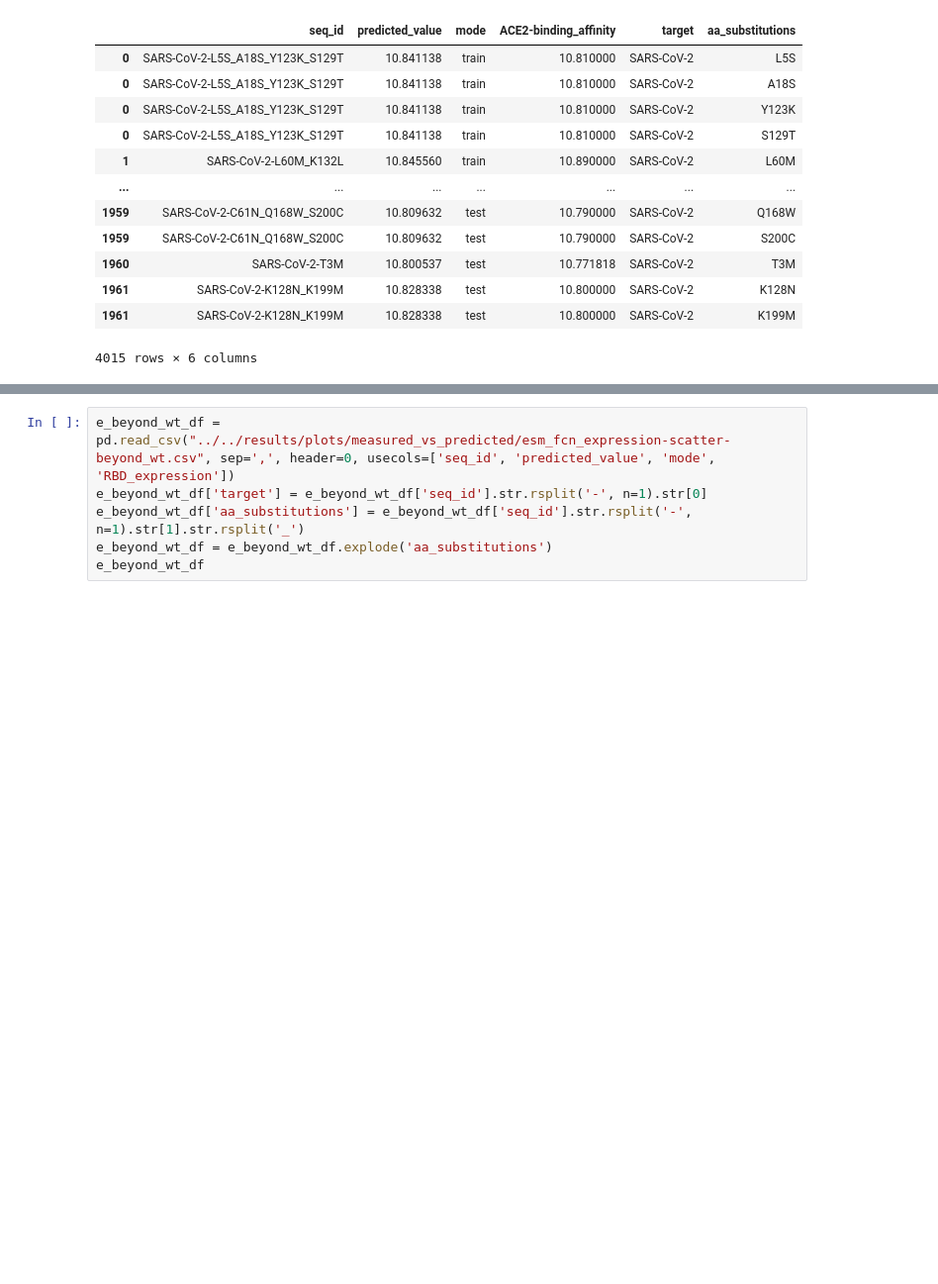
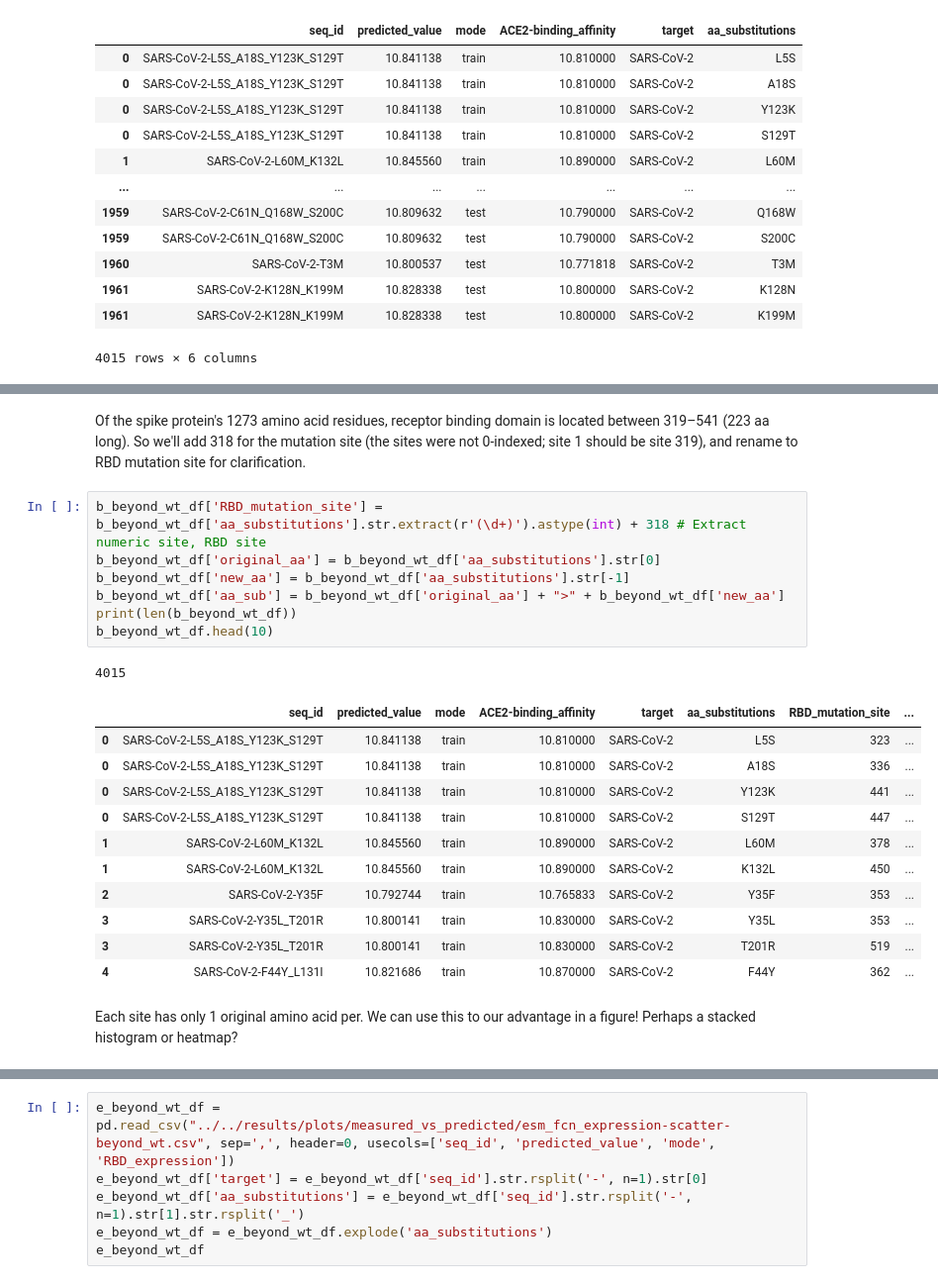
Before and after one commit to stelleg/Spike_NLP, a Jupyter notebook: notebooks/models/measured_vs_predicted_scatter.ipynb, the cells around one changed output, grey strips where cells are left out. Shown at 99% size. Drawn from its saved outputs; the diff is of its cells as text; blank space fills up the shorter version.

Commit message:
update with tables for mutations beyond wild type scatter plot

```diff
--- a/notebooks/models/measured_vs_predicted_scatter.ipynb
+++ b/notebooks/models/measured_vs_predicted_scatter.ipynb
@@ -802,0 +762,24 @@ plt.show()
+# %% [markdown]
+Of the spike protein's 1273 amino acid residues, receptor binding domain is located between 319–541 (223 aa long). So we'll add 318 for the mutation site (the sites were not 0-indexed; site 1 should be site 319), and rename to RBD mutation site for clarification.
+# %%
+b_beyond_wt_df['RBD_mutation_site'] = b_beyond_wt_df['aa_substitutions'].str.extract(r'(\d+)').astype(int) + 318 # Extract numeric site, RBD site
+b_beyond_wt_df['original_aa'] = b_beyond_wt_df['aa_substitutions'].str[0]
+b_beyond_wt_df['new_aa'] = b_beyond_wt_df['aa_substitutions'].str[-1]
+b_beyond_wt_df['aa_sub'] = b_beyond_wt_df['original_aa'] + ">" + b_beyond_wt_df['new_aa']
+print(len(b_beyond_wt_df))
+b_beyond_wt_df.head(10)
+# %% [output]
+4015
+|  | seq_id | predicted_value | mode | ACE2-binding_affinity | target | aa_substitutions | RBD_mutation_site | ... |
+| 0 | SARS-CoV-2-L5S_A18S_Y123K_S129T | 10.841138 | train | 10.810000 | SARS-CoV-2 | L5S | 323 | ... |
+| 0 | SARS-CoV-2-L5S_A18S_Y123K_S129T | 10.841138 | train | 10.810000 | SARS-CoV-2 | A18S | 336 | ... |
+| 0 | SARS-CoV-2-L5S_A18S_Y123K_S129T | 10.841138 | train | 10.810000 | SARS-CoV-2 | Y123K | 441 | ... |
+| 0 | SARS-CoV-2-L5S_A18S_Y123K_S129T | 10.841138 | train | 10.810000 | SARS-CoV-2 | S129T | 447 | ... |
+| 1 | SARS-CoV-2-L60M_K132L | 10.845560 | train | 10.890000 | SARS-CoV-2 | L60M | 378 | ... |
+| 1 | SARS-CoV-2-L60M_K132L | 10.845560 | train | 10.890000 | SARS-CoV-2 | K132L | 450 | ... |
+| 2 | SARS-CoV-2-Y35F | 10.792744 | train | 10.765833 | SARS-CoV-2 | Y35F | 353 | ... |
+| 3 | SARS-CoV-2-Y35L_T201R | 10.800141 | train | 10.830000 | SARS-CoV-2 | Y35L | 353 | ... |
+| 3 | SARS-CoV-2-Y35L_T201R | 10.800141 | train | 10.830000 | SARS-CoV-2 | T201R | 519 | ... |
+| 4 | SARS-CoV-2-F44Y_L131I | 10.821686 | train | 10.870000 | SARS-CoV-2 | F44Y | 362 | ... |
+# %% [markdown]
+Each site has only 1 original amino acid per. We can use this to our advantage in a figure! Perhaps a stacked histogram or heatmap?
```
Also changed, not shown: parts of 34 cells of this notebook, 4 other files.
